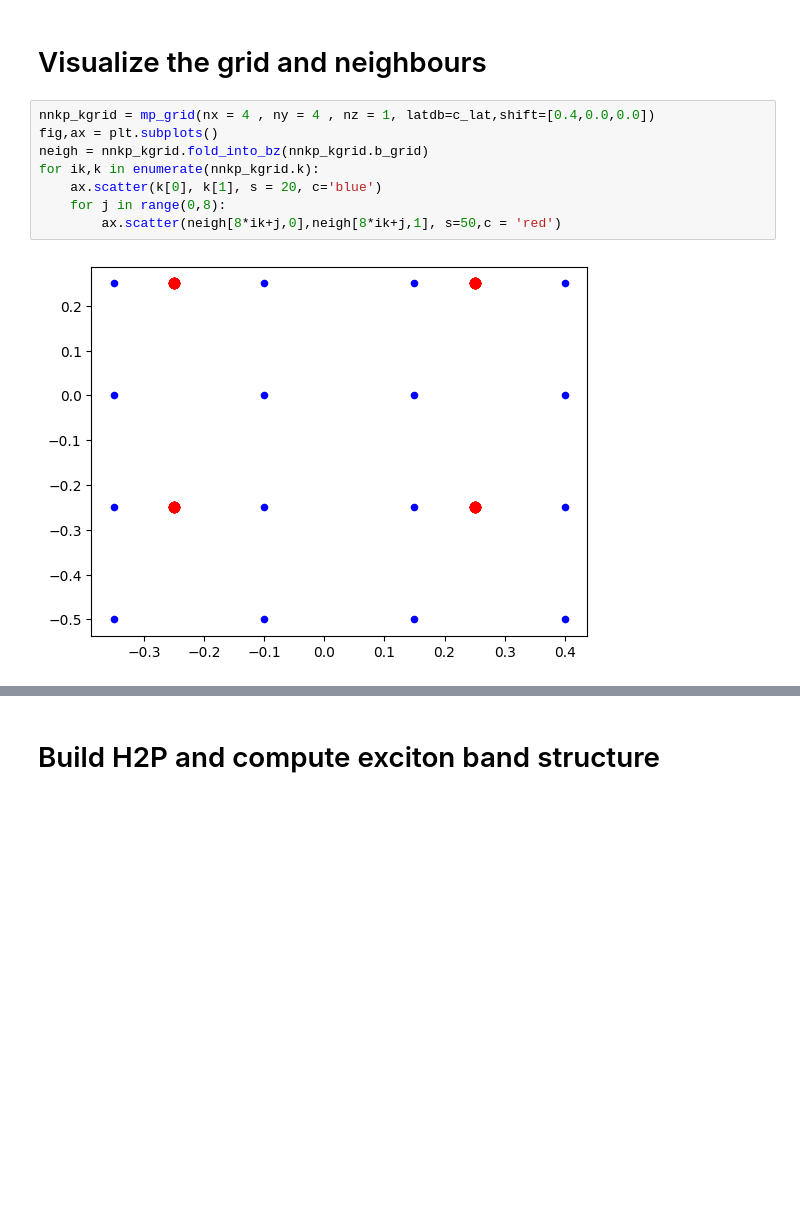
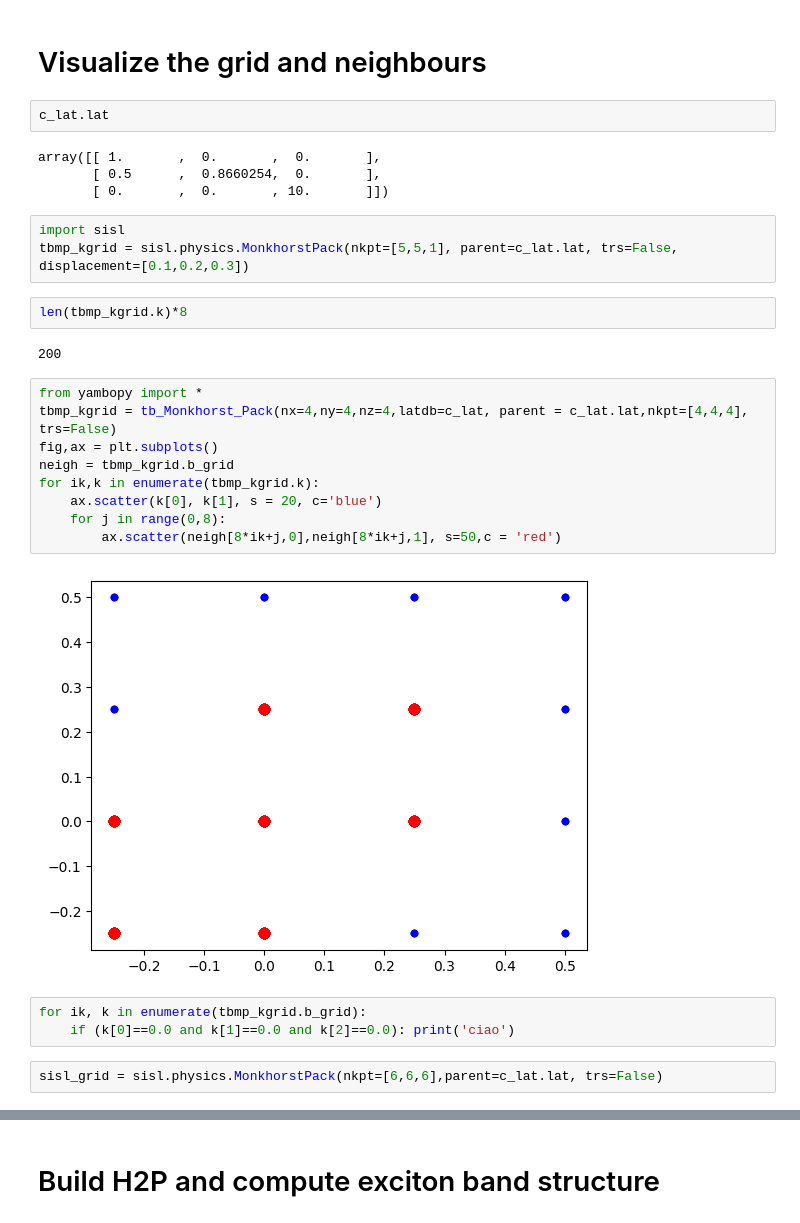
Before and after one commit to rreho/yambopy, a Jupyter notebook: wann_tests/2bands_model.ipynb, the cells around one changed output, grey strips where cells are left out. Saved outputs shown, nothing was run; the diff lists cells and outputs as text; blank space fills up the shorter version.

```diff
--- a/wann_tests/2bands_model.ipynb
+++ b/wann_tests/2bands_model.ipynb
@@ -635,13 +940,32 @@ ValueError: x and y must have same first dimension, but have shapes (121,) and (
 # %% [markdown]
 # Visualize the grid and neighbours
+# %%
+c_lat.lat
+# %% [output]
+array([[ 1.       ,  0.       ,  0.       ],
+       [ 0.5      ,  0.8660254,  0.       ],
+       [ 0.       ,  0.       , 10.       ]])
+# %%
+import sisl
+tbmp_kgrid = sisl.physics.MonkhorstPack(nkpt=[5,5,1], parent=c_lat.lat, trs=False, displacement=[0.1,0.2,0.3])
+# %%
+len(tbmp_kgrid.k)*8
+# %% [output]
+200
 # %%
-nnkp_kgrid = mp_grid(nx = 4 , ny = 4 , nz = 1, latdb=c_lat,shift=[0.4,0.0,0.0])
+from yambopy import *
+tbmp_kgrid = tb_Monkhorst_Pack(nx=4,ny=4,nz=4,latdb=c_lat, parent = c_lat.lat,nkpt=[4,4,4], trs=False)
 fig,ax = plt.subplots()
-neigh = nnkp_kgrid.fold_into_bz(nnkp_kgrid.b_grid)
-for ik,k in enumerate(nnkp_kgrid.k):
+neigh = tbmp_kgrid.b_grid
+for ik,k in enumerate(tbmp_kgrid.k):
     ax.scatter(k[0], k[1], s = 20, c='blue')
     for j in range(0,8):
         ax.scatter(neigh[8*ik+j,0],neigh[8*ik+j,1], s=50,c = 'red')
 # %% [output]
-[figure, old version]
+[figure, new version]
+# %%
+for ik, k in enumerate(tbmp_kgrid.b_grid):
+    if (k[0]==0.0 and k[1]==0.0 and k[2]==0.0): print('ciao')
+# %%
+sisl_grid = sisl.physics.MonkhorstPack(nkpt=[6,6,6],parent=c_lat.lat, trs=False)
 # %%
```
Also changed, not shown: parts of 42 cells of this notebook, 2 other files.
